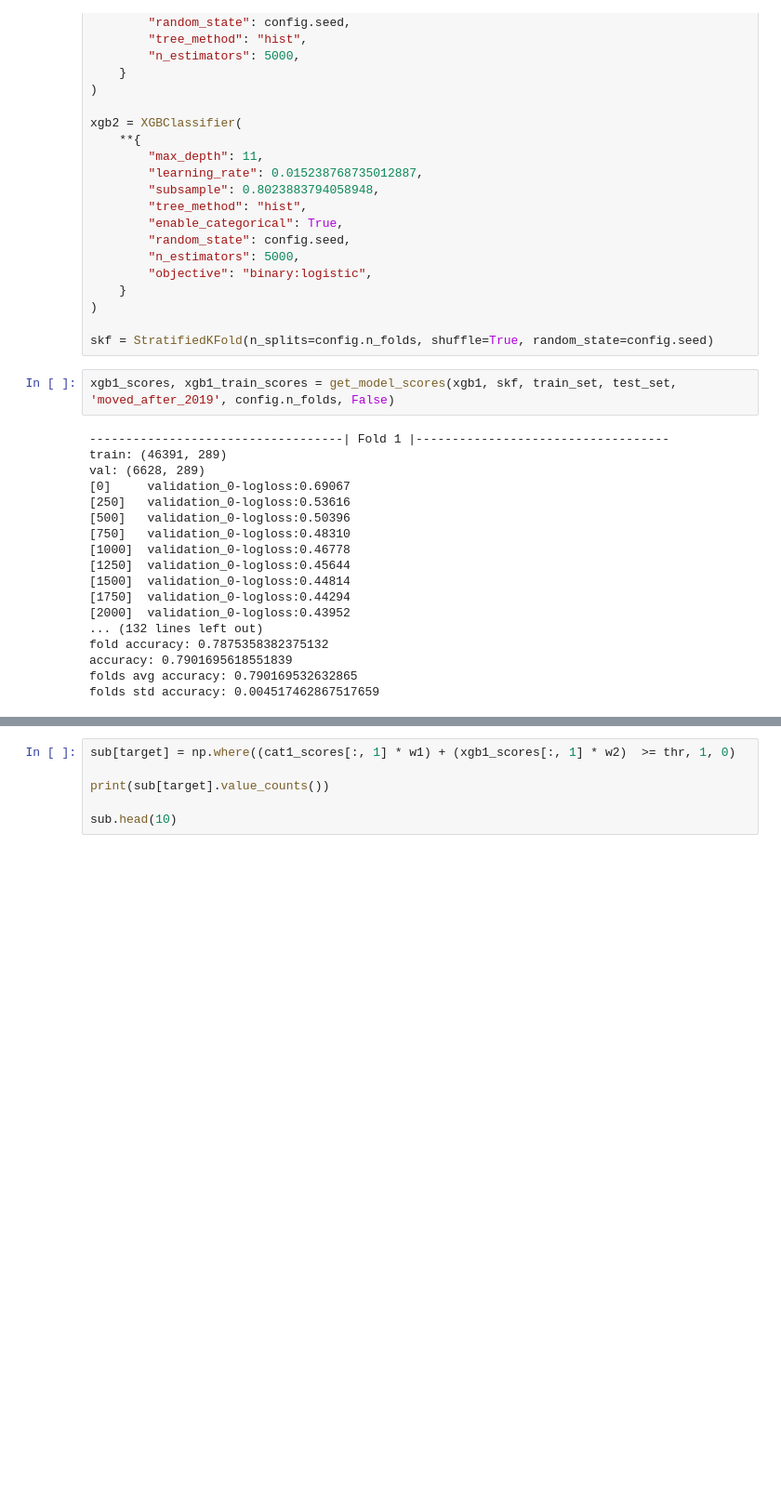
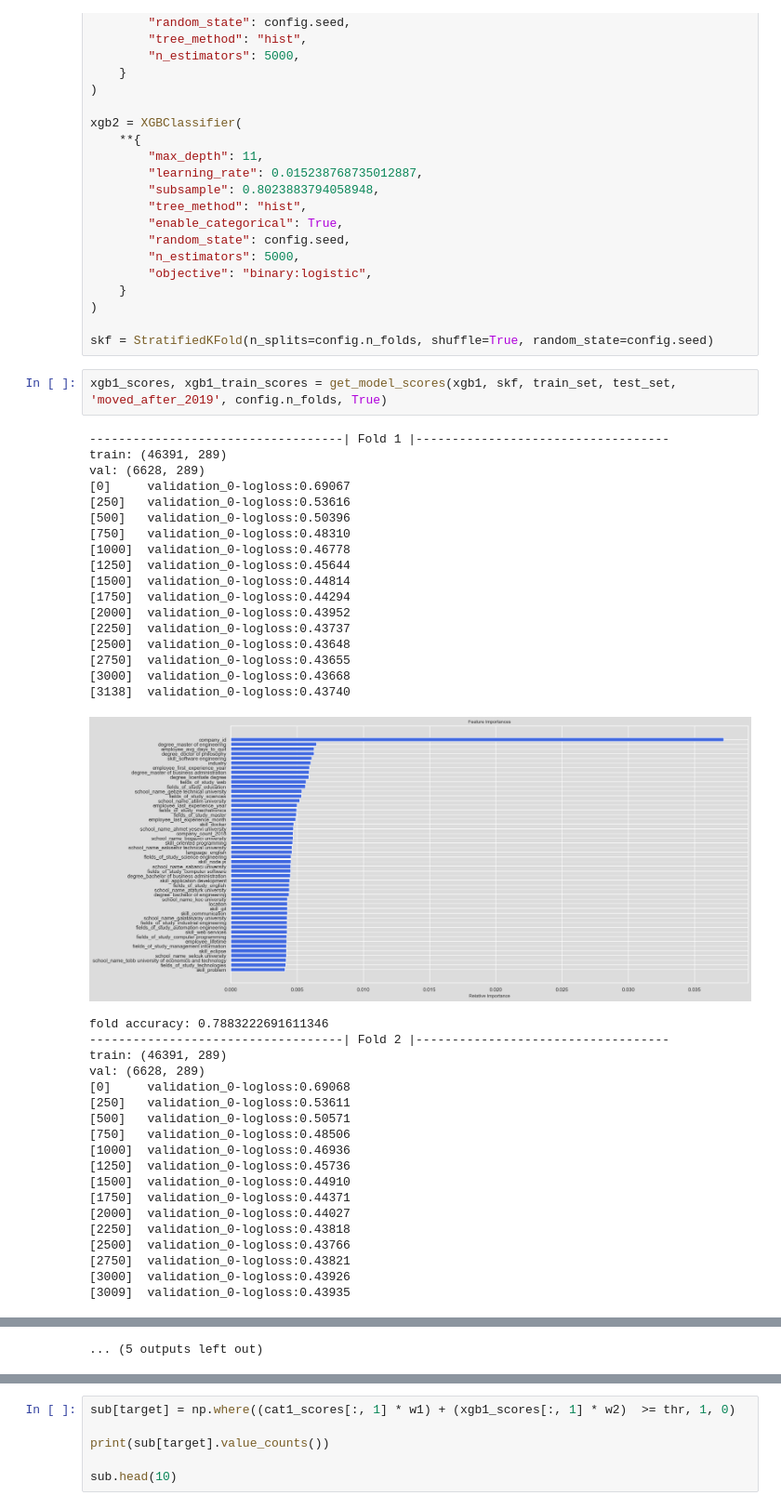
Before and after one commit to sercanyesiloz/Garanti-BBVA-Data-Camp-Coderspace, a Jupyter notebook: FE & Modelling.ipynb, the cells around one changed output, grey strips where cells are left out. Shown at 93% size. Cells and saved outputs as stored; diff of their text form; blank space fills up the shorter version.

```diff
--- a/FE & Modelling.ipynb
+++ b/FE & Modelling.ipynb
@@ -299,22 +299,41 @@ xgb2 = XGBClassifier(
 
 skf = StratifiedKFold(n_splits=config.n_folds, shuffle=True, random_state=config.seed)
 # %%
-xgb1_scores, xgb1_train_scores = get_model_scores(xgb1, skf, train_set, test_set, 'moved_after_2019', config.n_folds, False)
+xgb1_scores, xgb1_train_scores = get_model_scores(xgb1, skf, train_set, test_set, 'moved_after_2019', config.n_folds, True)
 # %% [output]
 -----------------------------------| Fold 1 |-----------------------------------
 train: (46391, 289)
 val: (6628, 289)
 [0]     validation_0-logloss:0.69067
 [250]   validation_0-logloss:0.53616
 [500]   validation_0-logloss:0.50396
 [750]   validation_0-logloss:0.48310
 [1000]  validation_0-logloss:0.46778
 [1250]  validation_0-logloss:0.45644
 [1500]  validation_0-logloss:0.44814
 [1750]  validation_0-logloss:0.44294
 [2000]  validation_0-logloss:0.43952
-... (132 lines left out)
-fold accuracy: 0.7875358382375132
-accuracy: 0.7901695618551839
-folds avg accuracy: 0.790169532632865
-folds std accuracy: 0.004517462867517659
+[2250]  validation_0-logloss:0.43737
+[2500]  validation_0-logloss:0.43648
+[2750]  validation_0-logloss:0.43655
+[3000]  validation_0-logloss:0.43668
+[3138]  validation_0-logloss:0.43740
+[figure, added]
+fold accuracy: 0.7883222691611346
+-----------------------------------| Fold 2 |-----------------------------------
+train: (46391, 289)
+val: (6628, 289)
+[0]     validation_0-logloss:0.69068
+[250]   validation_0-logloss:0.53611
+[500]   validation_0-logloss:0.50571
+[750]   validation_0-logloss:0.48506
+[1000]  validation_0-logloss:0.46936
+[1250]  validation_0-logloss:0.45736
+[1500]  validation_0-logloss:0.44910
+[1750]  validation_0-logloss:0.44371
+[2000]  validation_0-logloss:0.44027
+[2250]  validation_0-logloss:0.43818
+[2500]  validation_0-logloss:0.43766
+[2750]  validation_0-logloss:0.43821
+[3000]  validation_0-logloss:0.43926
+[3009]  validation_0-logloss:0.43935
@@ -320,0 +418 @@ folds std accuracy: 0.004517462867517659
+... (5 outputs left out)
```
Also changed, not shown: parts of 6 cells of this notebook, 6 other files.
